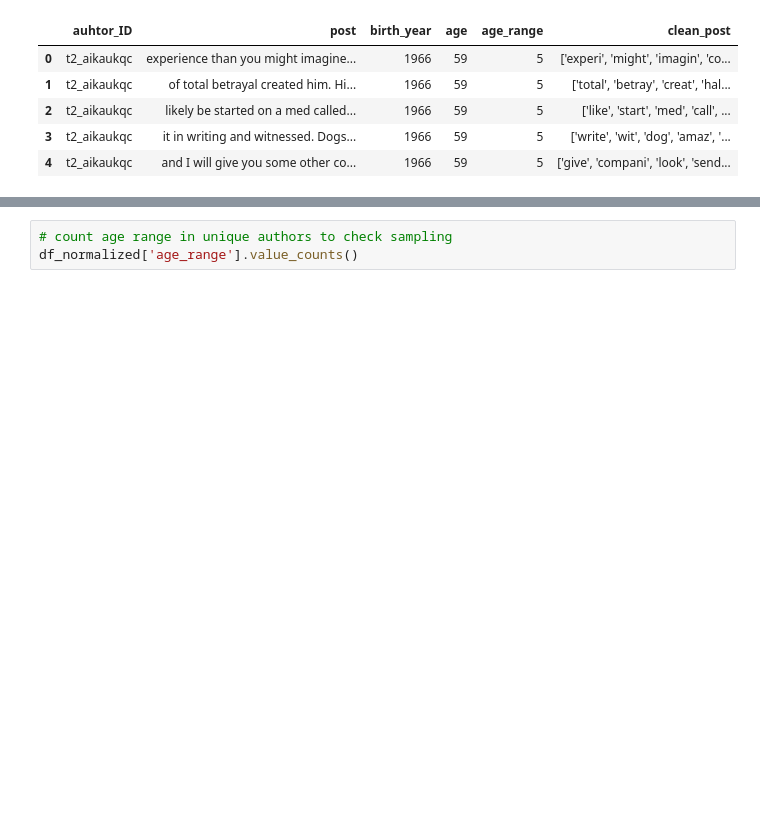
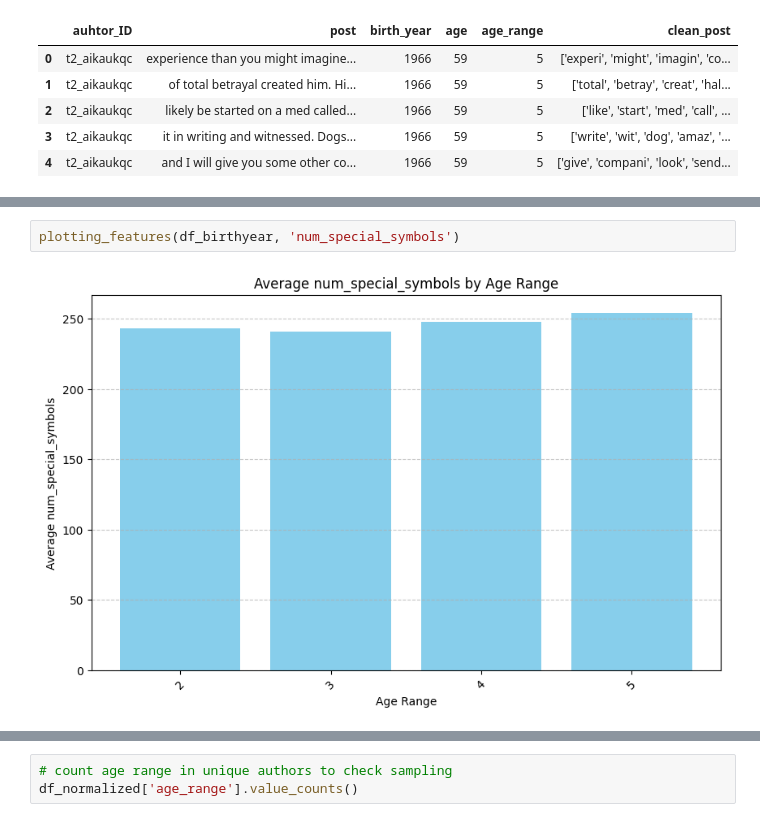
Before and after one commit to zitagodrie/Language-and-AI, a Jupyter notebook: preprocessing.ipynb, the cells around one changed output, grey strips where cells are left out. Saved outputs shown, nothing was run; the diff lists cells and outputs as text; blank space fills up the shorter version.

```diff
--- a/preprocessing.ipynb
+++ b/preprocessing.ipynb
@@ -119,0 +133,4 @@ df_birthyear.head()
+# %%
+plotting_features(df_birthyear, 'num_special_symbols')
+# %% [output]
+[figure, added]
```
Also changed, not shown: parts of 15 cells of this notebook.
